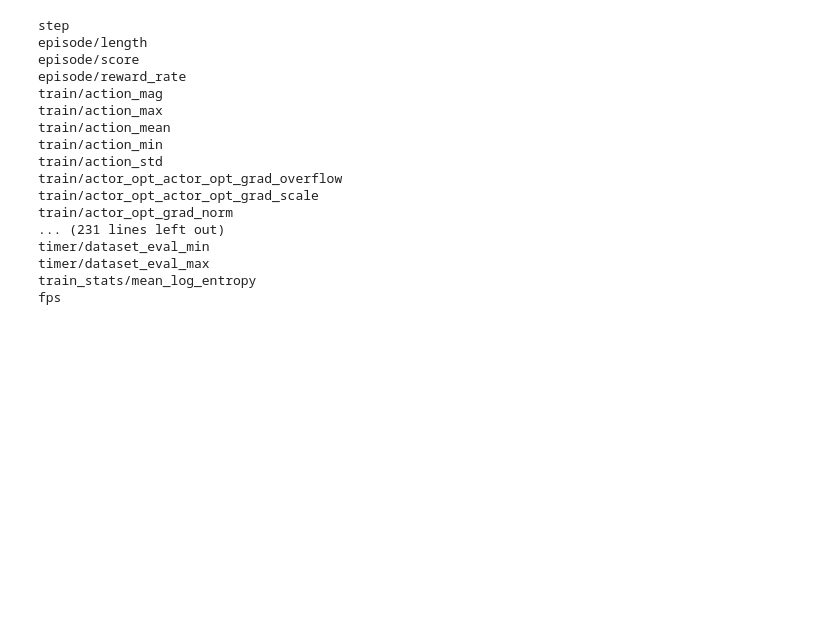
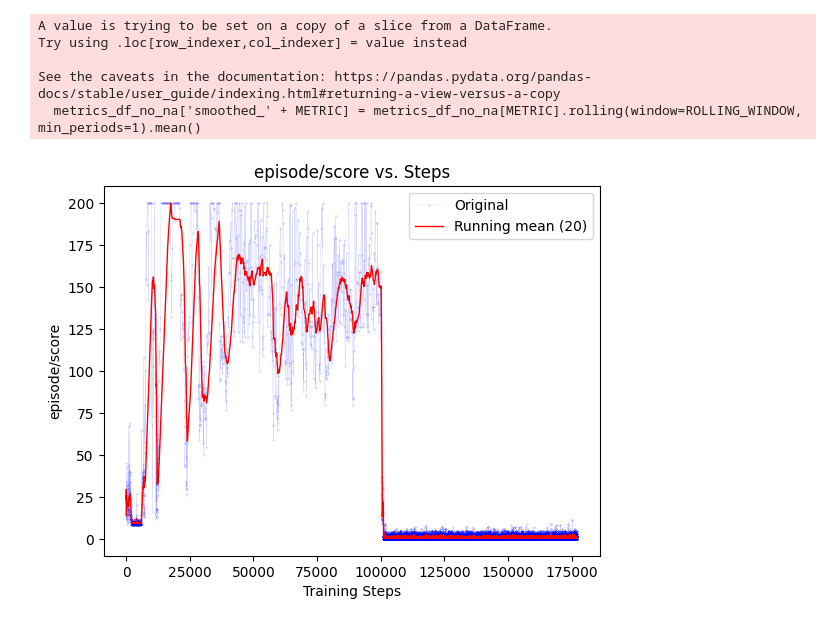
Before and after one commit to TheBlueHawk/FRL23-project, a Jupyter notebook: dreamerv3/scripts_report/plot_metrics.ipynb, the cells around one changed output. Drawn from its saved outputs; the diff is of its cells as text; code cells hidden in the pictures; blank space fills up the shorter version.

```diff
--- a/dreamerv3/scripts_report/plot_metrics.ipynb
+++ b/dreamerv3/scripts_report/plot_metrics.ipynb
@@ -10,30 +12,44 @@ def read_json_file(file_path):
             data.append(json_obj)
     return data
 # %%
-json_path = "/cluster/scratch/mullec/FoRL/FRL23-project/dreamerv3/logdir/cartpole_default_settings/metrics.jsonl"
+json_path = "/cluster/scratch/mullec/FoRL/FRL23-project/dreamerv3/logdir/cartpole_random_100000_0001_increasing_log_solved/metrics.jsonl"
 
 metrics = read_json_file(json_path)
 
 metrics_df = pd.json_normalize(metrics)
 
-# Print the DataFrame
-for col in metrics_df.columns:
-    print(col)
+# # Print the DataFrame
+# for col in metrics_df.columns:
+#     print(col)
-# %% [output]
-step
-episode/length
-episode/score
-episode/reward_rate
-train/action_mag
-train/action_max
-train/action_mean
-train/action_min
-train/action_std
-train/actor_opt_actor_opt_grad_overflow
-train/actor_opt_actor_opt_grad_scale
-train/actor_opt_grad_norm
-... (231 lines left out)
-timer/dataset_eval_min
-timer/dataset_eval_max
-train_stats/mean_log_entropy
-fps
+# %%
+cost_per_observation = 0.4
+
+metrics_df["eval/diff_reward_avg"] = metrics_df["eval/reward_avg"] - metrics_df["eval/reward_pred"]
+metrics_df["eval/diff_reward_avg_abs"] = metrics_df["eval/diff_reward_avg"].abs()
+
+metrics_df["episode/scaled_score"] = metrics_df["episode/score"] - metrics_df["episode/length"] * cost_per_observation
+# %%
+METRIC = "episode/score"
+ROLLING_WINDOW = 20
+
+
+metrics_df_no_na = metrics_df.dropna(how='any', subset=[METRIC, 'step'])
+
+# Calculate the moving average using a window size of 10
+metrics_df_no_na['smoothed_' + METRIC] = metrics_df_no_na[METRIC].rolling(window=ROLLING_WINDOW, min_periods=1).mean()
+
+# Plot the original data points and the smoothing line
+plt.plot(metrics_df_no_na['step'], metrics_df_no_na[METRIC], marker='o', linestyle='-', color='b', linewidth=0.05, markersize=0.1)
+plt.plot(metrics_df_no_na['step'], metrics_df_no_na['smoothed_' + METRIC], linestyle='-', color='r', linewidth=1, markersize=1)
+plt.xlabel('Training Steps')
+plt.ylabel(METRIC)
+plt.title(METRIC + " vs. Steps")
+plt.legend(['Original', f'Running mean ({ROLLING_WINDOW})'])
+plt.show()
+# %% [output]
+A value is trying to be set on a copy of a slice from a DataFrame.
+Try using .loc[row_indexer,col_indexer] = value instead
+
+See the caveats in the documentation: https://pandas.pydata.org/pandas-docs/stable/user_guide/indexing.html#returning-a-view-versus-a-copy
+  metrics_df_no_na['smoothed_' + METRIC] = metrics_df_no_na[METRIC].rolling(window=ROLLING_WINDOW, min_periods=1).mean()
+[figure, added]
```
Also changed, not shown: parts of 9 cells of this notebook.
